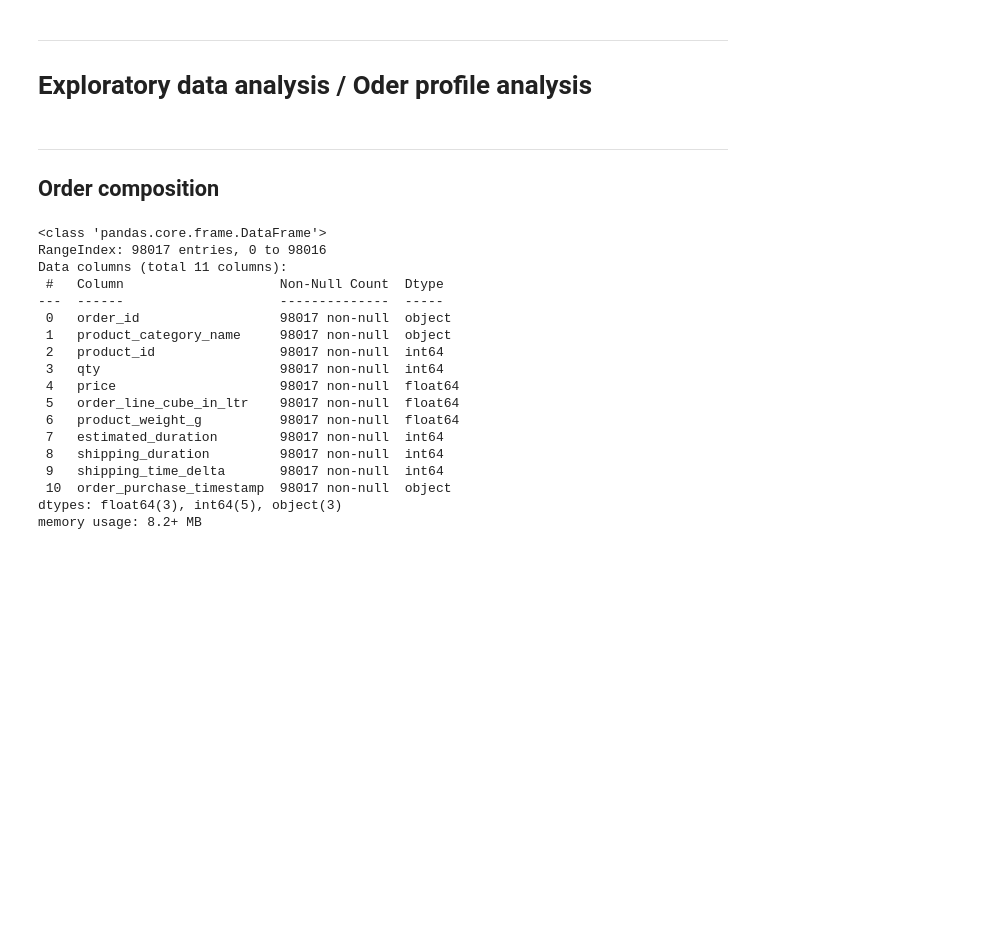
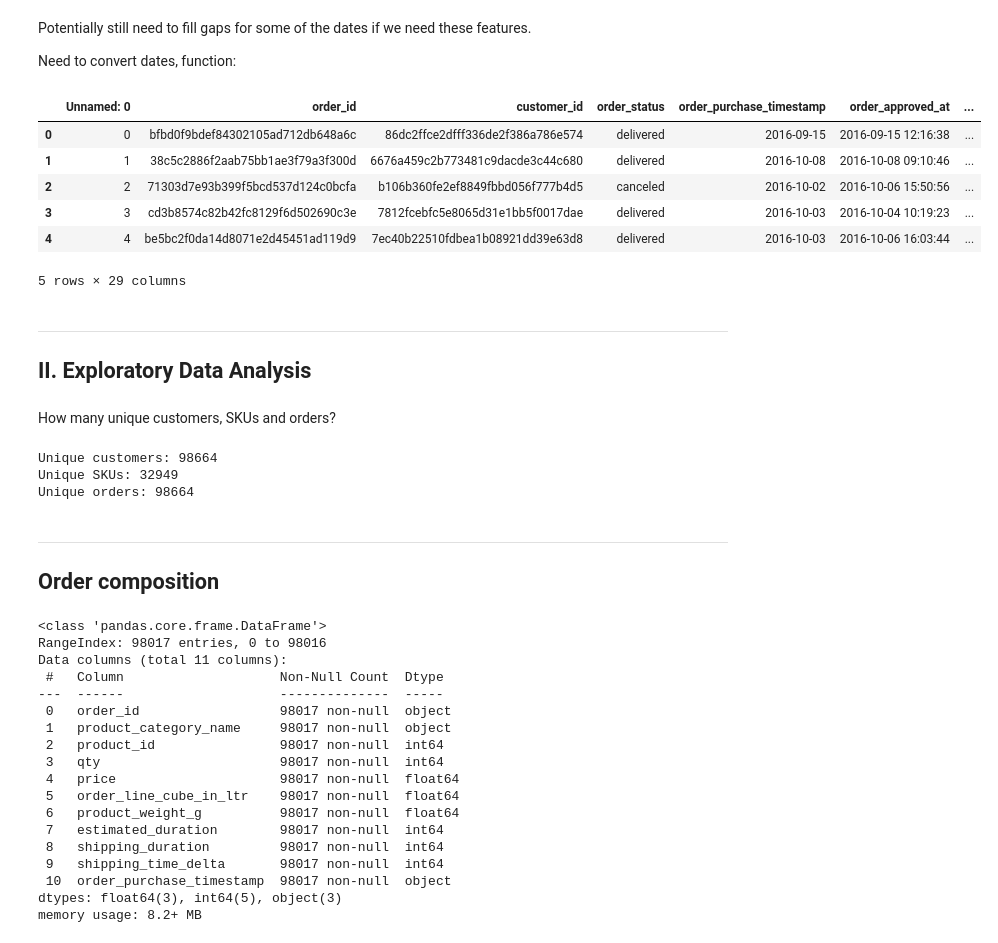
Before and after one commit to LarsTinnefeld/Olist-order-profile-analysis, a Jupyter notebook: olist_order_profile.ipynb, the cells around one changed output. Cells and saved outputs as stored; diff of their text form; code cells hidden in the pictures; blank space fills up the shorter version.

```diff
--- a/olist_order_profile.ipynb
+++ b/olist_order_profile.ipynb
@@ -58,3 +68,7 @@ Need to convert dates. Taking functin from previous analysis.
+# %% [markdown]
+Potentially still need to fill gaps for some of the dates if we need these features.
+
+Need to convert dates, function:
 # %%
 def convert_to_dt(dat, cols):
     '''
@@ -76,9 +90,32 @@ convert_to_dt(df_orders_consolidated, [
     'order_delivered_customer_date',
     'order_estimated_delivery_date'
     ])
-# %% [markdown]
----
-# Exploratory data analysis / Oder profile analysis
+# %%
+df_orders_consolidated.head()
+# %% [output]
+|  | Unnamed: 0 | order_id | customer_id | order_status | order_purchase_timestamp | order_approved_at | ... |
+| 0 | 0 | bfbd0f9bdef84302105ad712db648a6c | 86dc2ffce2dfff336de2f386a786e574 | delivered | 2016-09-15 | 2016-09-15 12:16:38 | ... |
+| 1 | 1 | 38c5c2886f2aab75bb1ae3f79a3f300d | 6676a459c2b773481c9dacde3c44c680 | delivered | 2016-10-08 | 2016-10-08 09:10:46 | ... |
+| 2 | 2 | 71303d7e93b399f5bcd537d124c0bcfa | b106b360fe2ef8849fbbd056f777b4d5 | canceled | 2016-10-02 | 2016-10-06 15:50:56 | ... |
+| 3 | 3 | cd3b8574c82b42fc8129f6d502690c3e | 7812fcebfc5e8065d31e1bb5f0017dae | delivered | 2016-10-03 | 2016-10-04 10:19:23 | ... |
+| 4 | 4 | be5bc2f0da14d8071e2d45451ad119d9 | 7ec40b22510fdbea1b08921dd39e63d8 | delivered | 2016-10-03 | 2016-10-06 16:03:44 | ... |
+5 rows × 29 columns
+# %% [markdown]
+---
+## <a class="anchor" id="eda">II. Exploratory Data Analysis</a>
+# %% [markdown]
+How many unique customers, SKUs and orders?
+# %%
+n_customers = df_orders_consolidated['customer_id'].nunique()
+n_SKUs = df_orders_consolidated['product_id'].nunique()
+n_orders = df_orders_consolidated['order_id'].nunique()
+print('Unique customers: {}'.format(n_customers))
+print('Unique SKUs: {}'.format(n_SKUs))
+print('Unique orders: {}'.format(n_orders))
+# %% [output]
+Unique customers: 98664
+Unique SKUs: 32949
+Unique orders: 98664
 # %% [markdown]
 ---
 ## Order composition
```
Also changed, not shown: parts of 11 cells of this notebook.
